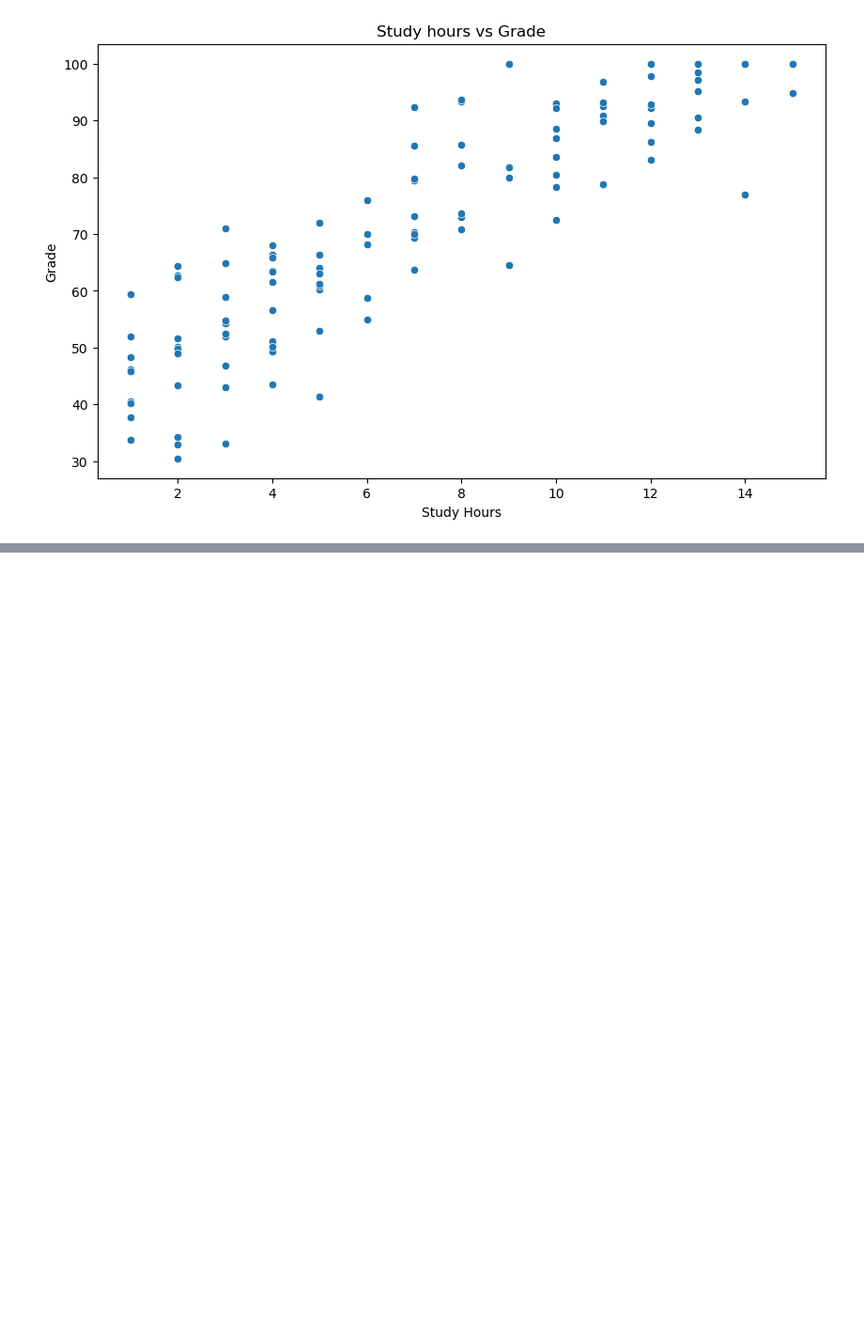
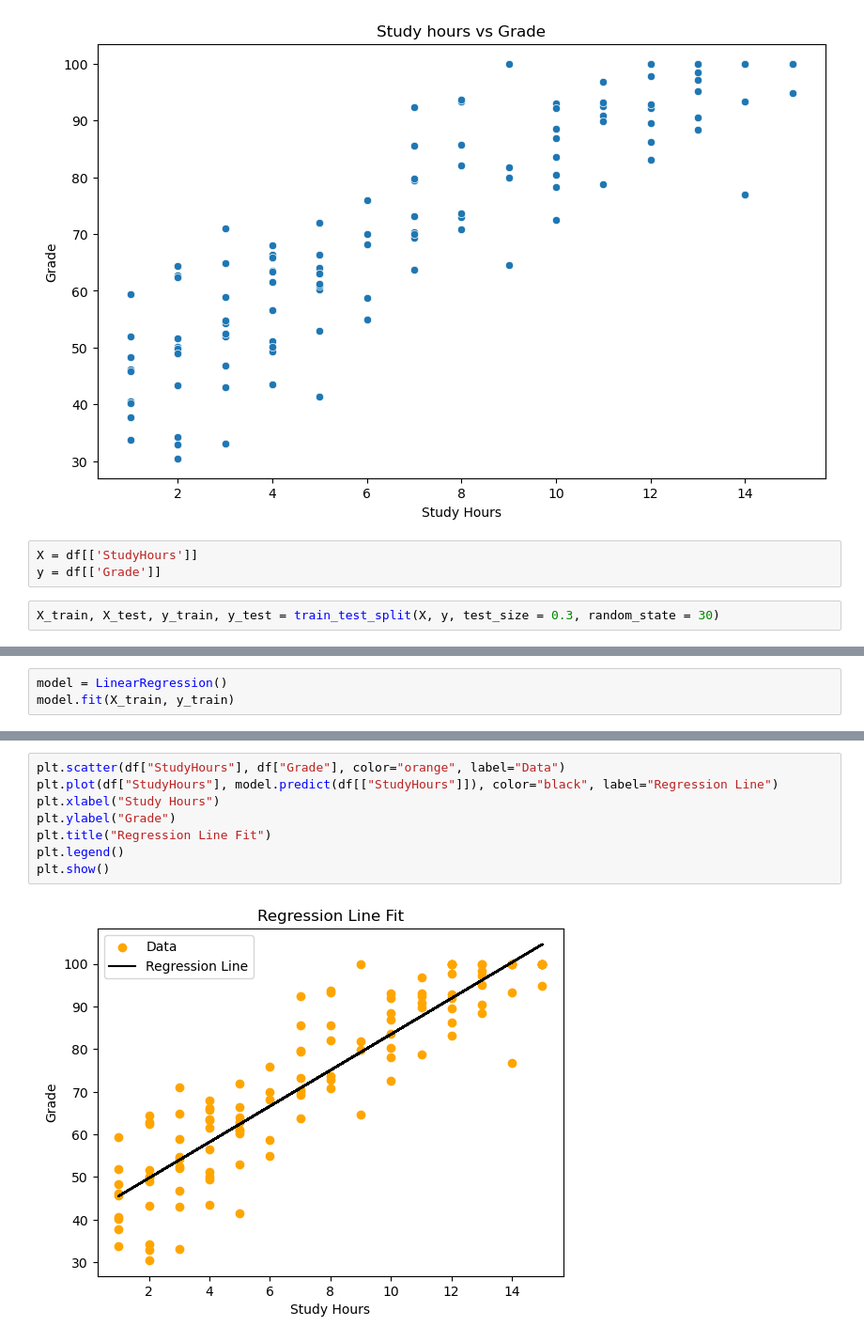
Before and after one commit to PyaeSone-Hein/machineLearningLab, a Jupyter notebook: practice/linearRegressionStudyHours.ipynb, the cells around one changed output, grey strips where cells are left out. Shown at 94% size. Saved outputs shown, nothing was run; the diff lists cells and outputs as text; blank space fills up the shorter version.

```diff
--- a/practice/linearRegressionStudyHours.ipynb
+++ b/practice/linearRegressionStudyHours.ipynb
@@ -103,3 +103,8 @@ plt.title('Study hours vs Grade')
 plt.show()
 # %% [output]
 [figure]
+# %%
+X = df[['StudyHours']]
+y = df[['Grade']]
+# %%
+X_train, X_test, y_train, y_test = train_test_split(X, y, test_size = 0.3, random_state = 30)
@@ -105,0 +117,3 @@ plt.show()
+# %%
+model = LinearRegression()
+model.fit(X_train, y_train)
@@ -105,0 +154,10 @@ plt.show()
+# %%
+plt.scatter(df["StudyHours"], df["Grade"], color="orange", label="Data")
+plt.plot(df["StudyHours"], model.predict(df[["StudyHours"]]), color="black", label="Regression Line")
+plt.xlabel("Study Hours")
+plt.ylabel("Grade")
+plt.title("Regression Line Fit")
+plt.legend()
+plt.show()
+# %% [output]
+[figure, added]
```
Also changed, not shown: parts of 10 cells of this notebook.
